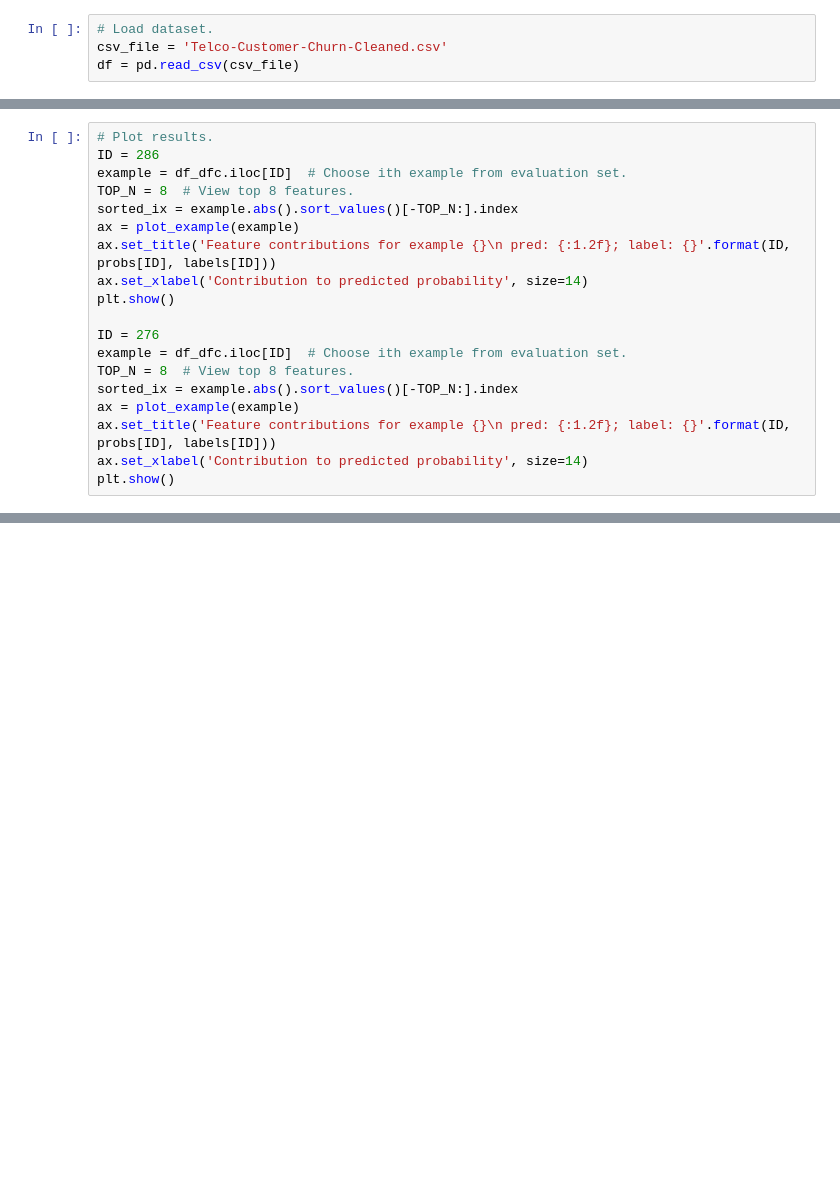
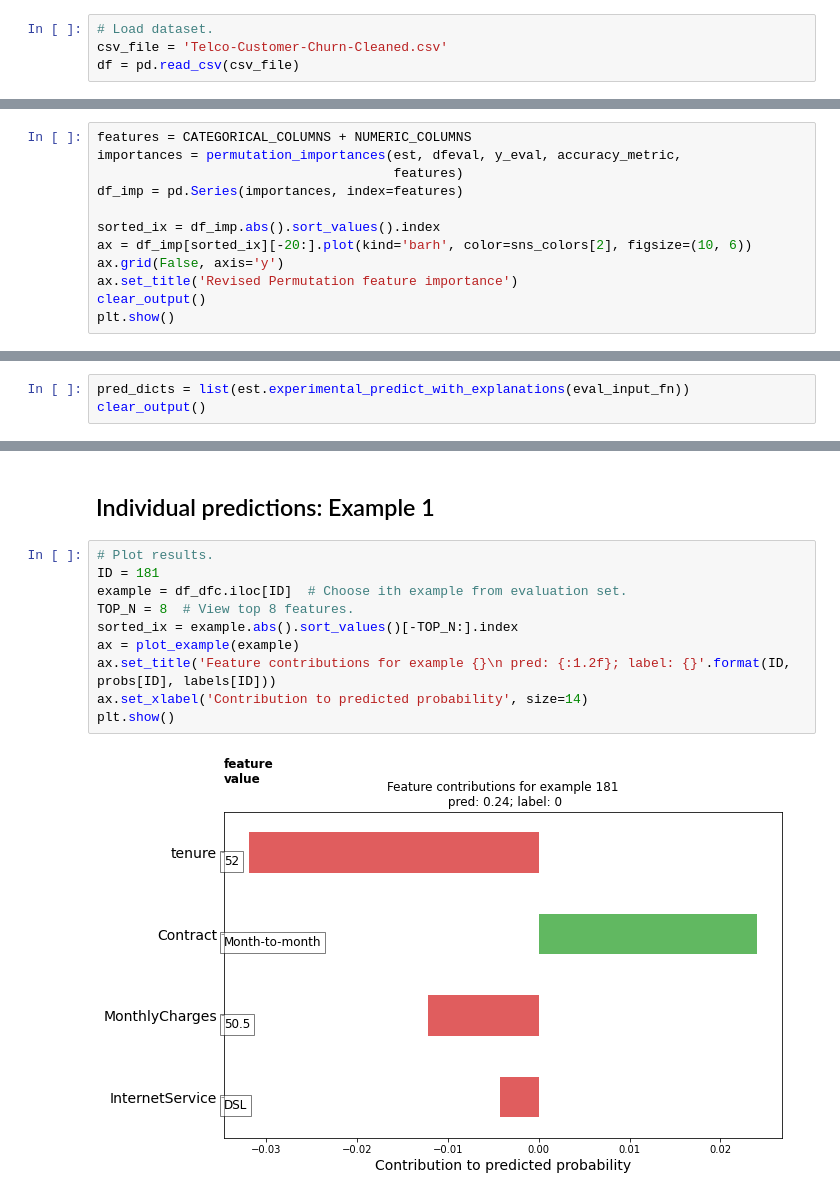
Before and after one commit to maud-gibbons/telco-churn, a Jupyter notebook: feature-selection-churn.ipynb, the cells around one changed output, grey strips where cells are left out. Saved outputs shown, nothing was run; the diff lists cells and outputs as text; blank space fills up the shorter version.

```diff
--- a/feature-selection-churn.ipynb
+++ b/feature-selection-churn.ipynb
@@ -188,19 +175,0 @@ def plot_example(example):
-# %%
-# Plot results.
-ID = 286
-example = df_dfc.iloc[ID]  # Choose ith example from evaluation set.
-TOP_N = 8  # View top 8 features.
-sorted_ix = example.abs().sort_values()[-TOP_N:].index
-ax = plot_example(example)
-ax.set_title('Feature contributions for example {}\n pred: {:1.2f}; label: {}'.format(ID, probs[ID], labels[ID]))
-ax.set_xlabel('Contribution to predicted probability', size=14)
-plt.show()
-
-ID = 276
-example = df_dfc.iloc[ID]  # Choose ith example from evaluation set.
-TOP_N = 8  # View top 8 features.
-sorted_ix = example.abs().sort_values()[-TOP_N:].index
-ax = plot_example(example)
-ax.set_title('Feature contributions for example {}\n pred: {:1.2f}; label: {}'.format(ID, probs[ID], labels[ID]))
-ax.set_xlabel('Contribution to predicted probability', size=14)
-plt.show()
@@ -315,0 +372,12 @@ plt.show()
+# %%
+features = CATEGORICAL_COLUMNS + NUMERIC_COLUMNS
+importances = permutation_importances(est, dfeval, y_eval, accuracy_metric,
+                                      features)
+df_imp = pd.Series(importances, index=features)
+
+sorted_ix = df_imp.abs().sort_values().index
+ax = df_imp[sorted_ix][-20:].plot(kind='barh', color=sns_colors[2], figsize=(10, 6))
+ax.grid(False, axis='y')
+ax.set_title('Revised Permutation feature importance')
+clear_output()
+plt.show()
@@ -315,0 +391,3 @@ plt.show()
+# %%
+pred_dicts = list(est.experimental_predict_with_explanations(eval_input_fn))
+clear_output()
@@ -315,0 +491,14 @@ plt.show()
+# %% [markdown]
+## Individual predictions: Example 1
+# %%
+# Plot results.
+ID = 181
+example = df_dfc.iloc[ID]  # Choose ith example from evaluation set.
+TOP_N = 8  # View top 8 features.
+sorted_ix = example.abs().sort_values()[-TOP_N:].index
+ax = plot_example(example)
+ax.set_title('Feature contributions for example {}\n pred: {:1.2f}; label: {}'.format(ID, probs[ID], labels[ID]))
+ax.set_xlabel('Contribution to predicted probability', size=14)
+plt.show()
+# %% [output]
+[figure, added]
```
Also changed, not shown: parts of 47 cells of this notebook, 7 other files.
